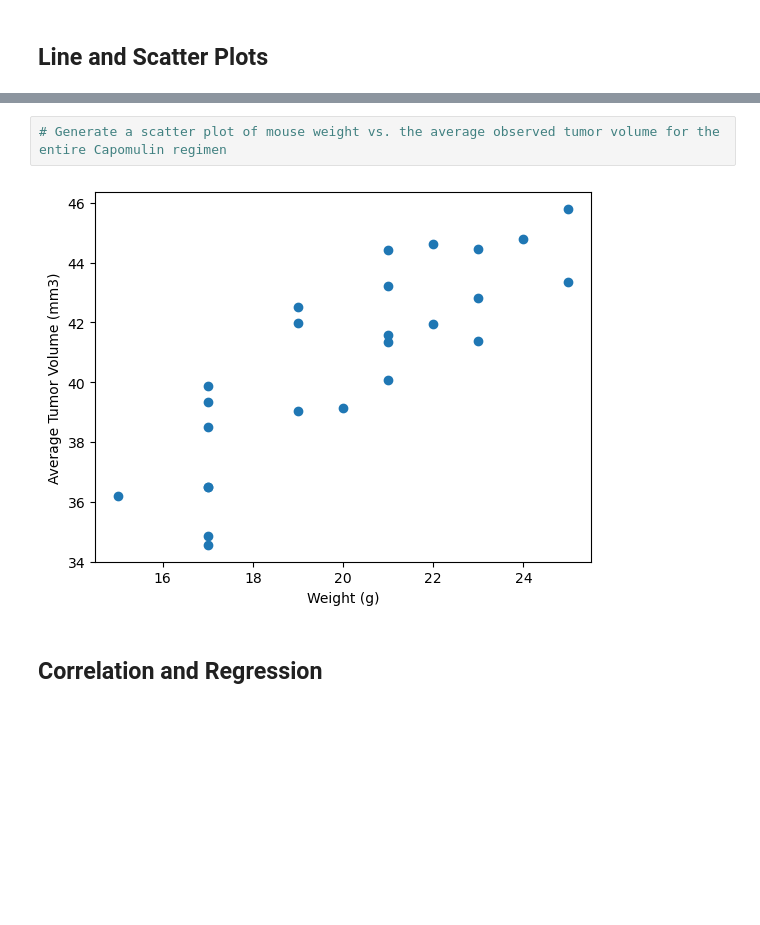
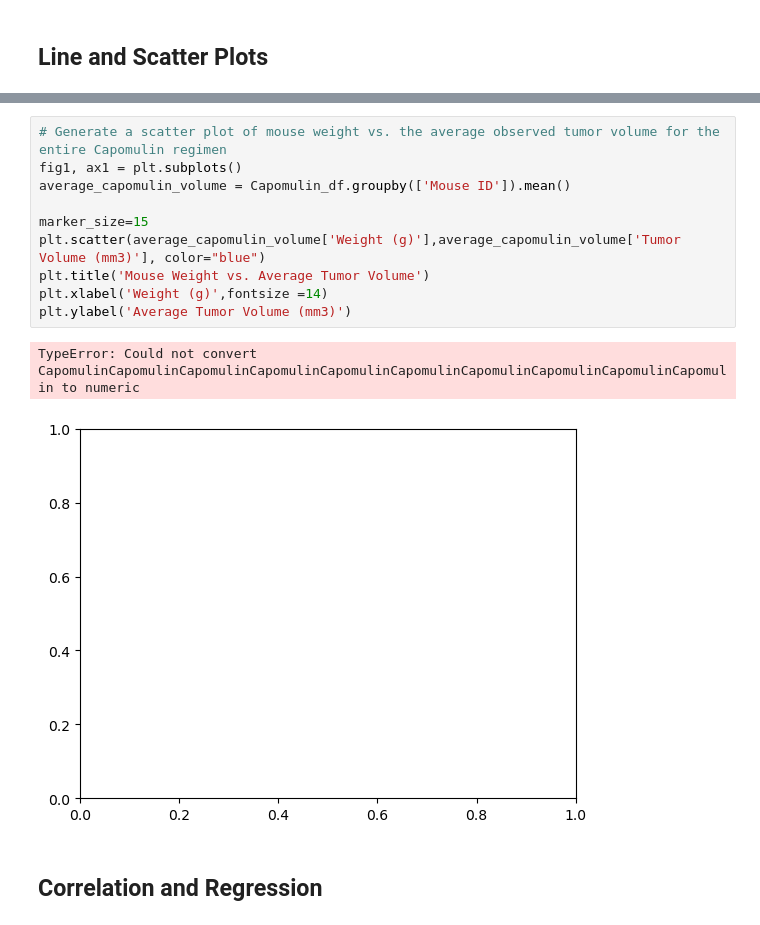
Before and after one commit to RaeAnnG/matplotlib-challenge, a Jupyter notebook: pymaceuticals_RG.ipynb, the cells around one changed output, grey strips where cells are left out. Saved outputs shown, nothing was run; the diff lists cells and outputs as text; blank space fills up the shorter version.

```diff
--- a/pymaceuticals_RG.ipynb
+++ b/pymaceuticals_RG.ipynb
@@ -614,7 +640,16 @@ Values above 87.67 could be Ceftamin outliers.
 # %%
 # Generate a scatter plot of mouse weight vs. the average observed tumor volume for the entire Capomulin regimen
+fig1, ax1 = plt.subplots()
+average_capomulin_volume = Capomulin_df.groupby(['Mouse ID']).mean()
+
+marker_size=15
+plt.scatter(average_capomulin_volume['Weight (g)'],average_capomulin_volume['Tumor Volume (mm3)'], color="blue")
+plt.title('Mouse Weight vs. Average Tumor Volume')
+plt.xlabel('Weight (g)',fontsize =14)
+plt.ylabel('Average Tumor Volume (mm3)')
 # %% [output]
+TypeError: Could not convert CapomulinCapomulinCapomulinCapomulinCapomulinCapomulinCapomulinCapomulinCapomulinCapomulin to numeric
-[figure, old version]
+[figure, new version]
 # %% [markdown]
 ## Correlation and Regression
 # %%
```
Also changed, not shown: parts of 3 cells of this notebook.
